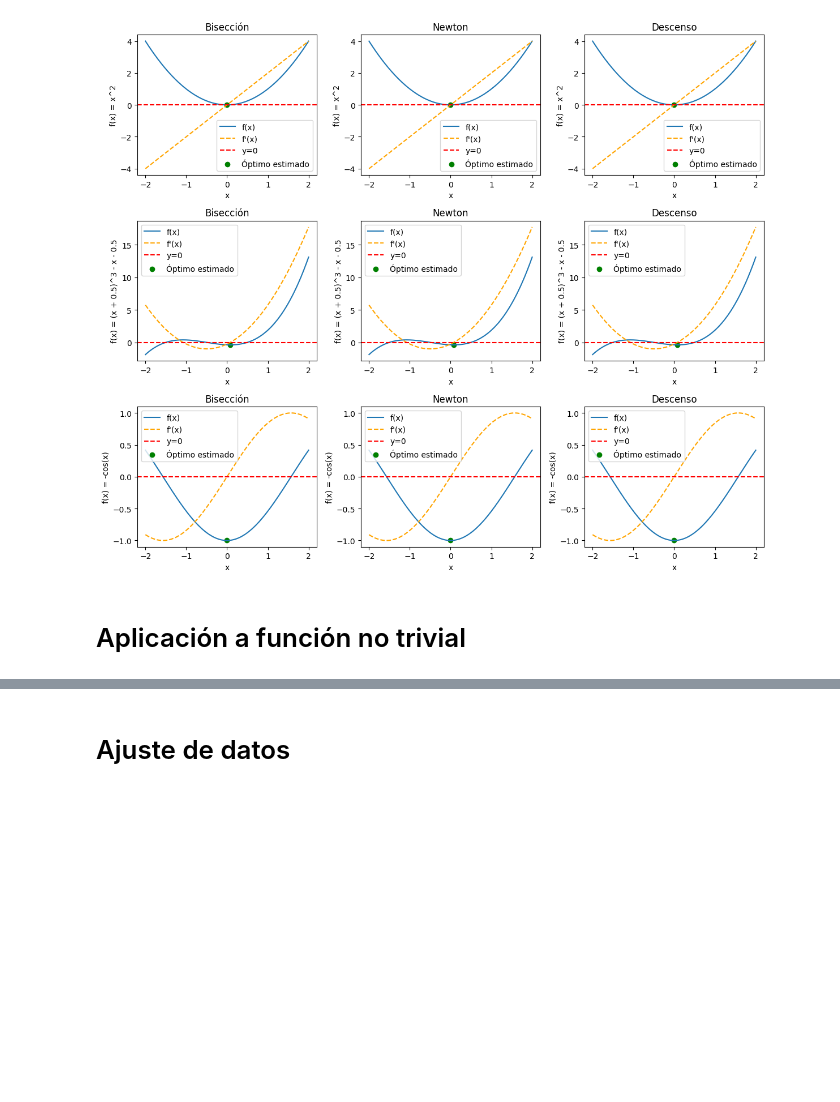
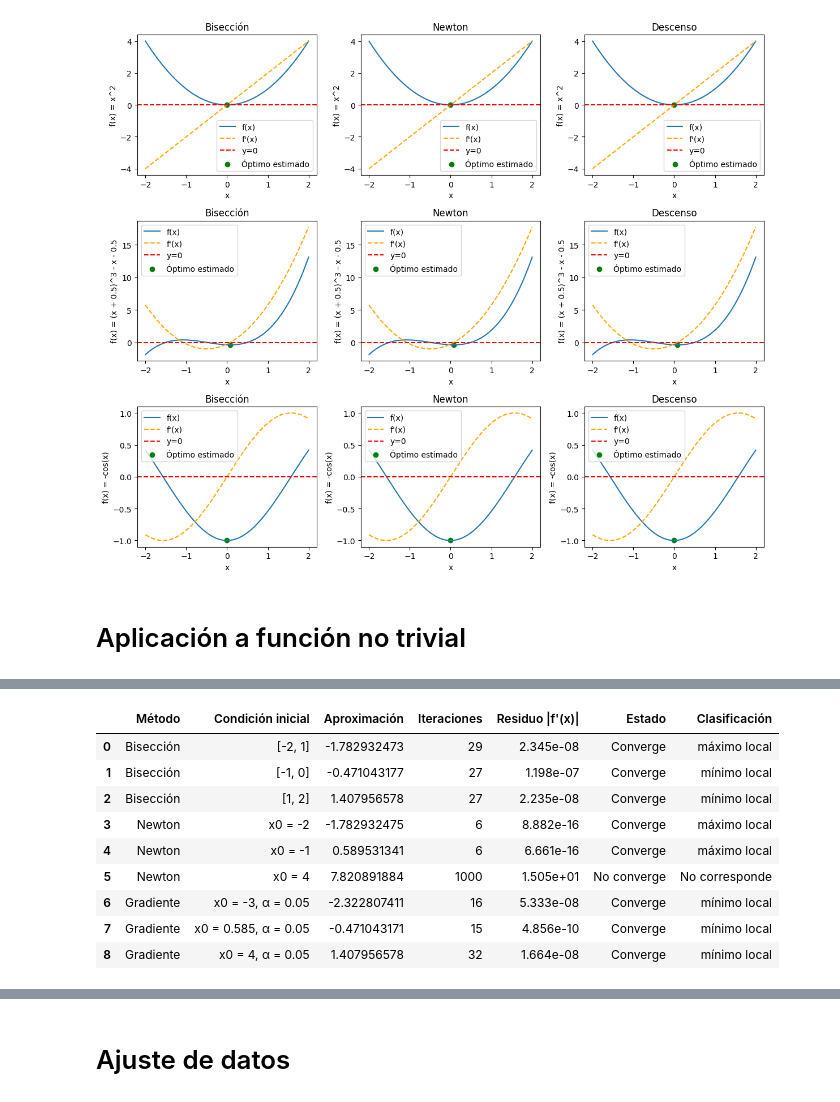
Before and after one commit to SantiagoPiZe/calculoTarea2, a Jupyter notebook: project.ipynb, the cells around one changed output, grey strips where cells are left out. Drawn from its saved outputs; the diff is of its cells as text; code cells hidden in the pictures; blank space fills up the shorter version.

```diff
--- a/project.ipynb
+++ b/project.ipynb
@@ -136,2 +154,62 @@ f = x**2 + 2*sin(3*x)
 # %%
-# Evaluación de métodos y generación de tablas
+# Evaluación de métodos y generación de la tabla principal
+from IPython.display import display
+
+df = f.derivative()
+d2f = df.derivative()
+
+tolerancia_metodos = 1e-8
+tolerancia_residuo = 1e-6
+max_iteraciones = 1000
+
+def clasificar_punto(valor):
+    curvatura = d2f.eval(valor)
+    if curvatura > 0:
+        return "mínimo local"
+    if curvatura < 0:
+        return "máximo local"
+    return "clasificación inconclusa"
+
+experimentos = [
+    ("Bisección", "[-2, 1]", lambda: biseccion(f, -2, 1, tolerancia_metodos, max_iteraciones)),
+    ("Bisección", "[-1, 0]", lambda: biseccion(f, -1, 0, tolerancia_metodos, max_iteraciones)),
+    ("Bisección", "[1, 2]", lambda: biseccion(f, 1, 2, tolerancia_metodos, max_iteraciones)),
+    ("Newton", "x0 = -2", lambda: newton(f, -2, tolerancia_metodos, max_iteraciones)),
+    ("Newton", "x0 = -1", lambda: newton(f, -1, tolerancia_metodos, max_iteraciones)),
+    ("Newton", "x0 = 4", lambda: newton(f, 4, tolerancia_metodos, max_iteraciones)),
+    ("Gradiente", "x0 = -3, α = 0.05", lambda: descenso_gradiente(f, -3, 0.05, tolerancia_metodos, max_iteraciones)),
+    ("Gradiente", "x0 = 0.585, α = 0.05", lambda: descenso_gradiente(f, 0.585, 0.05, tolerancia_metodos, max_iteraciones)),
+    ("Gradiente", "x0 = 4, α = 0.05", lambda: descenso_gradiente(f, 4, 0.05, tolerancia_metodos, max_iteraciones)),
+]
+
+filas_resultados = []
+for metodo, condicion, ejecutar in experimentos:
+    aproximacion, iteraciones = ejecutar()
+    residuo = abs(df.eval(aproximacion))
+    convergio = iteraciones < max_iteraciones and residuo < tolerancia_residuo
+    filas_resultados.append({
+        "Método": metodo,
+        "Condición inicial": condicion,
+        "Aproximación": aproximacion,
+        "Iteraciones": iteraciones,
+        "Residuo |f'(x)|": residuo,
+        "Estado": "Converge" if convergio else "No converge",
+        "Clasificación": clasificar_punto(aproximacion) if convergio else "No corresponde",
+    })
+
+tabla_resultados = pd.DataFrame(filas_resultados)
+display(tabla_resultados.style.format({
+    "Aproximación": "{:.9f}",
+    "Residuo |f'(x)|": "{:.3e}",
+}))
+# %% [output]
+|  | Método | Condición inicial | Aproximación | Iteraciones | Residuo |f'(x)| | Estado | Clasificación |
+| 0 | Bisección | [-2, 1] | -1.782932473 | 29 | 2.345e-08 | Converge | máximo local |
+| 1 | Bisección | [-1, 0] | -0.471043177 | 27 | 1.198e-07 | Converge | mínimo local |
+| 2 | Bisección | [1, 2] | 1.407956578 | 27 | 2.235e-08 | Converge | mínimo local |
+| 3 | Newton | x0 = -2 | -1.782932475 | 6 | 8.882e-16 | Converge | máximo local |
+| 4 | Newton | x0 = -1 | 0.589531341 | 6 | 6.661e-16 | Converge | máximo local |
+| 5 | Newton | x0 = 4 | 7.820891884 | 1000 | 1.505e+01 | No converge | No corresponde |
+| 6 | Gradiente | x0 = -3, α = 0.05 | -2.322807411 | 16 | 5.333e-08 | Converge | mínimo local |
+| 7 | Gradiente | x0 = 0.585, α = 0.05 | -0.471043171 | 15 | 4.856e-10 | Converge | mínimo local |
+| 8 | Gradiente | x0 = 4, α = 0.05 | 1.407956578 | 32 | 1.664e-08 | Converge | mínimo local |
```
Also changed, not shown: parts of 3 cells of this notebook, 4 other files.
